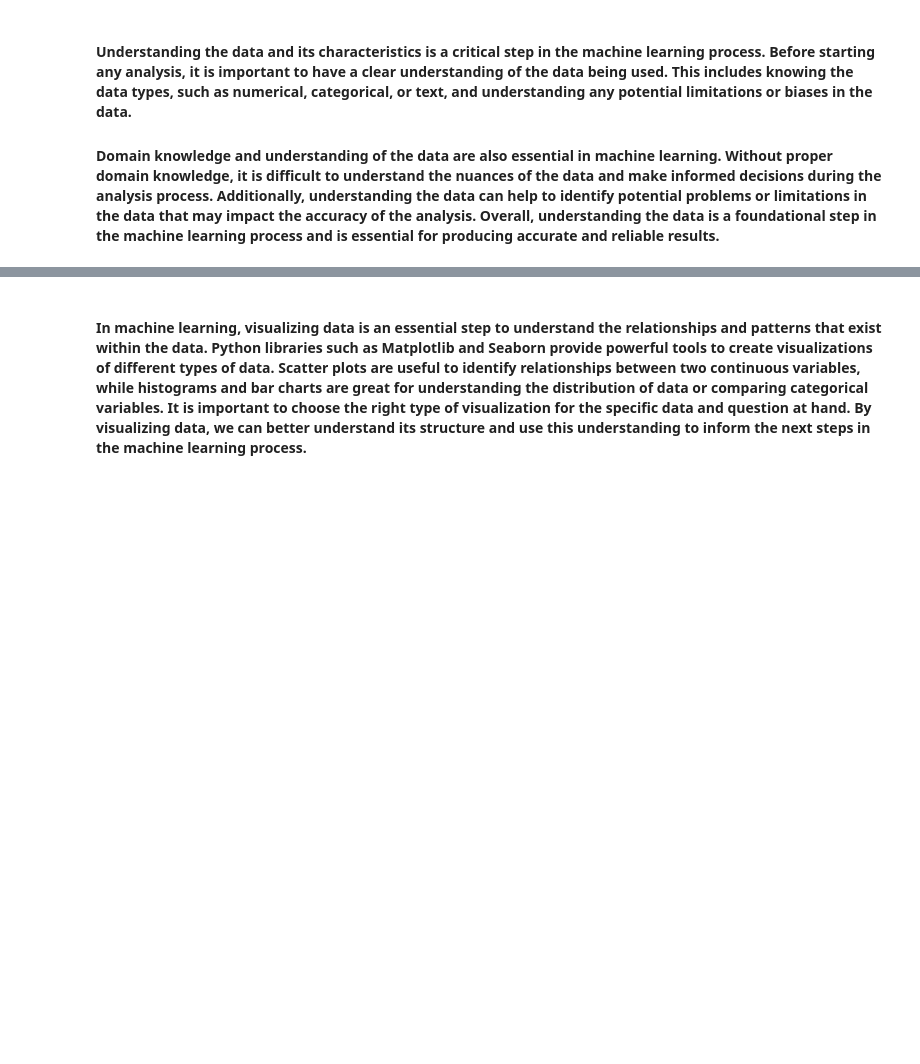
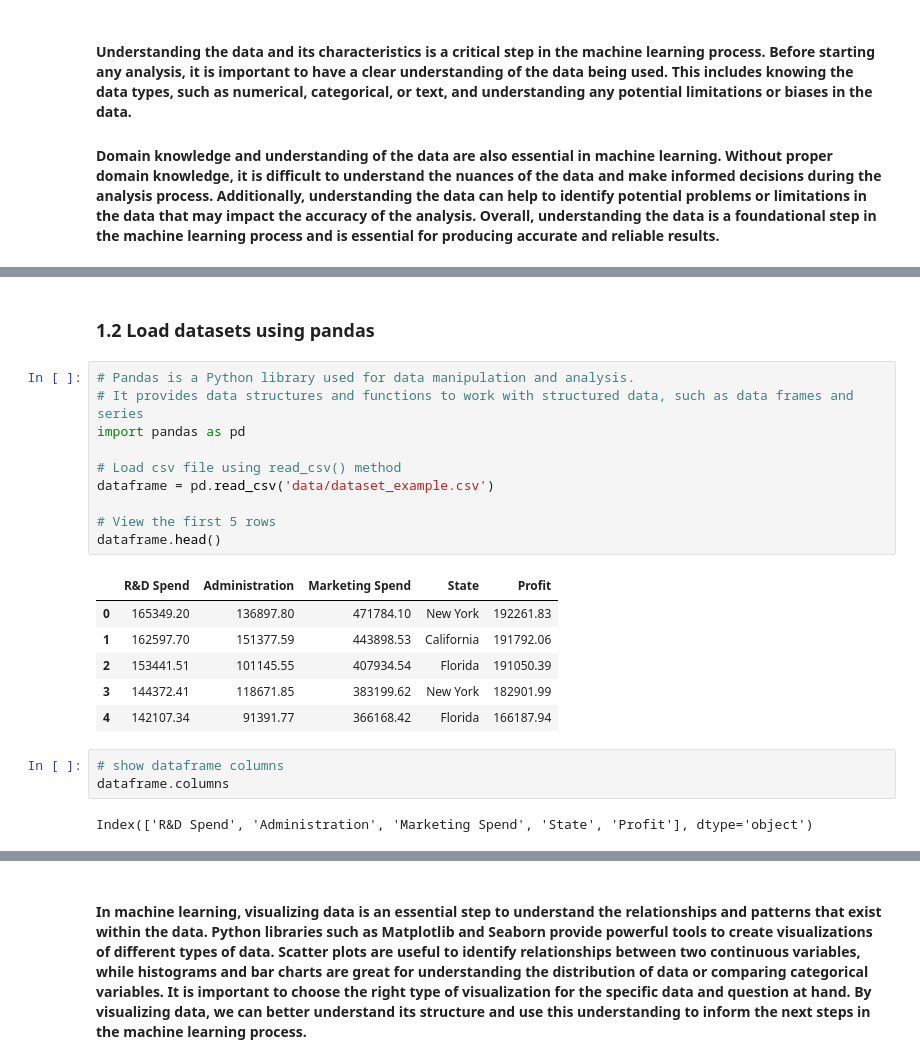
Before and after one commit to ArcaneIrvine/ACM_Machine_Learning, a Jupyter notebook: Lessons/lesson_2.ipynb, the cells around one changed output, grey strips where cells are left out. Drawn from its saved outputs; the diff is of its cells as text; blank space fills up the shorter version.

Commit message:
load datasets, data cleaning

```diff
--- a/Lessons/lesson_2.ipynb
+++ b/Lessons/lesson_2.ipynb
@@ -10,3 +10,27 @@
 #### Domain knowledge and understanding of the data are also essential in machine learning. Without proper domain knowledge, it is difficult to understand the nuances of the data and make informed decisions during the analysis process. Additionally, understanding the data can help to identify potential problems or limitations in the data that may impact the accuracy of the analysis. Overall, understanding the data is a foundational step in the machine learning process and is essential for producing accurate and reliable results.
 # %% [markdown]
 <img src="images/lesson_2/img_1.jpg" alt="Alternative text" />
+# %% [markdown]
+### 1.2 Load datasets using pandas
+# %%
+# Pandas is a Python library used for data manipulation and analysis.
+# It provides data structures and functions to work with structured data, such as data frames and series
+import pandas as pd
+
+# Load csv file using read_csv() method
+dataframe = pd.read_csv('data/dataset_example.csv')
+
+# View the first 5 rows
+dataframe.head()
+# %% [output]
+|  | R&D Spend | Administration | Marketing Spend | State | Profit |
+| 0 | 165349.20 | 136897.80 | 471784.10 | New York | 192261.83 |
+| 1 | 162597.70 | 151377.59 | 443898.53 | California | 191792.06 |
+| 2 | 153441.51 | 101145.55 | 407934.54 | Florida | 191050.39 |
+| 3 | 144372.41 | 118671.85 | 383199.62 | New York | 182901.99 |
+| 4 | 142107.34 | 91391.77 | 366168.42 | Florida | 166187.94 |
+# %%
+# show dataframe columns
+dataframe.columns
+# %% [output]
+Index(['R&D Spend', 'Administration', 'Marketing Spend', 'State', 'Profit'], dtype='object')
```
Also changed, not shown: parts of 13 cells of this notebook, 1 other file.
